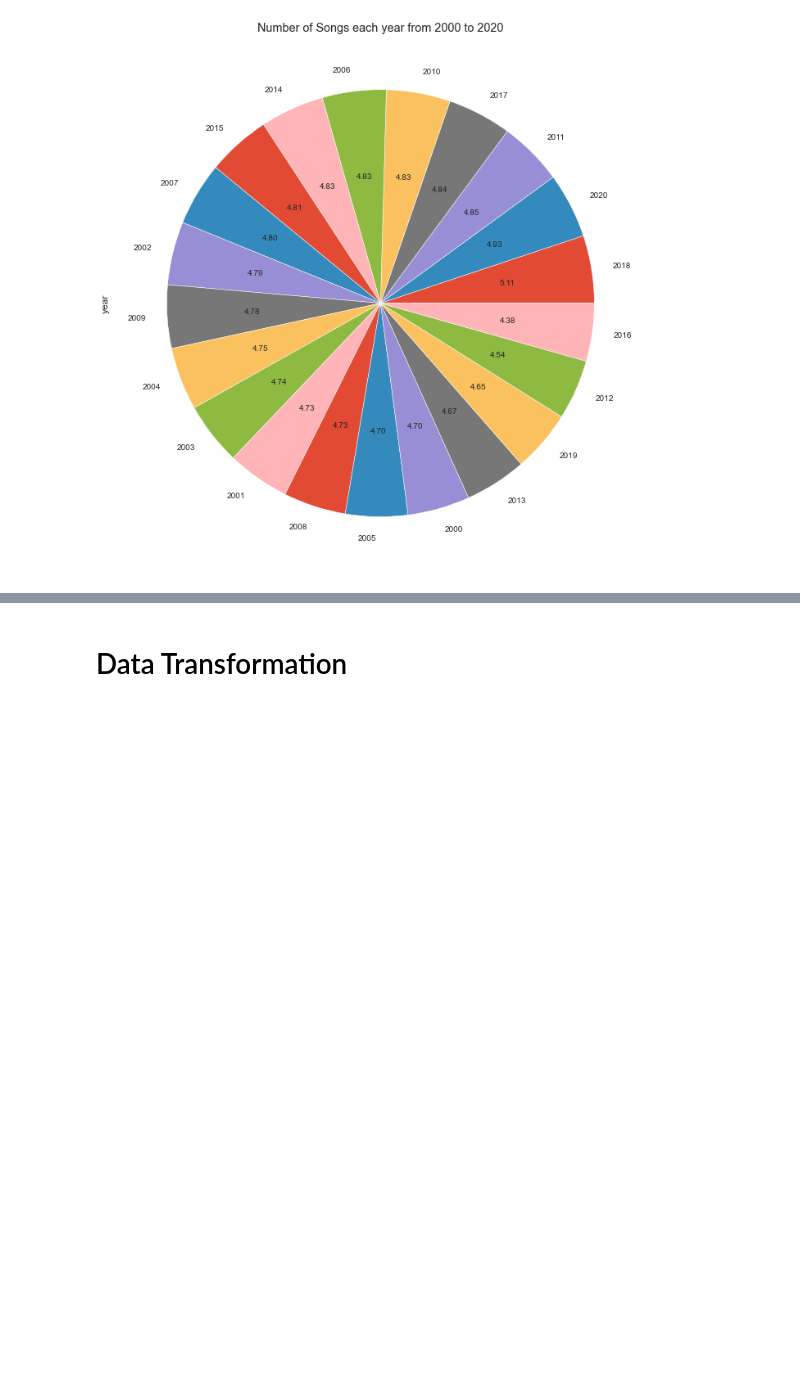
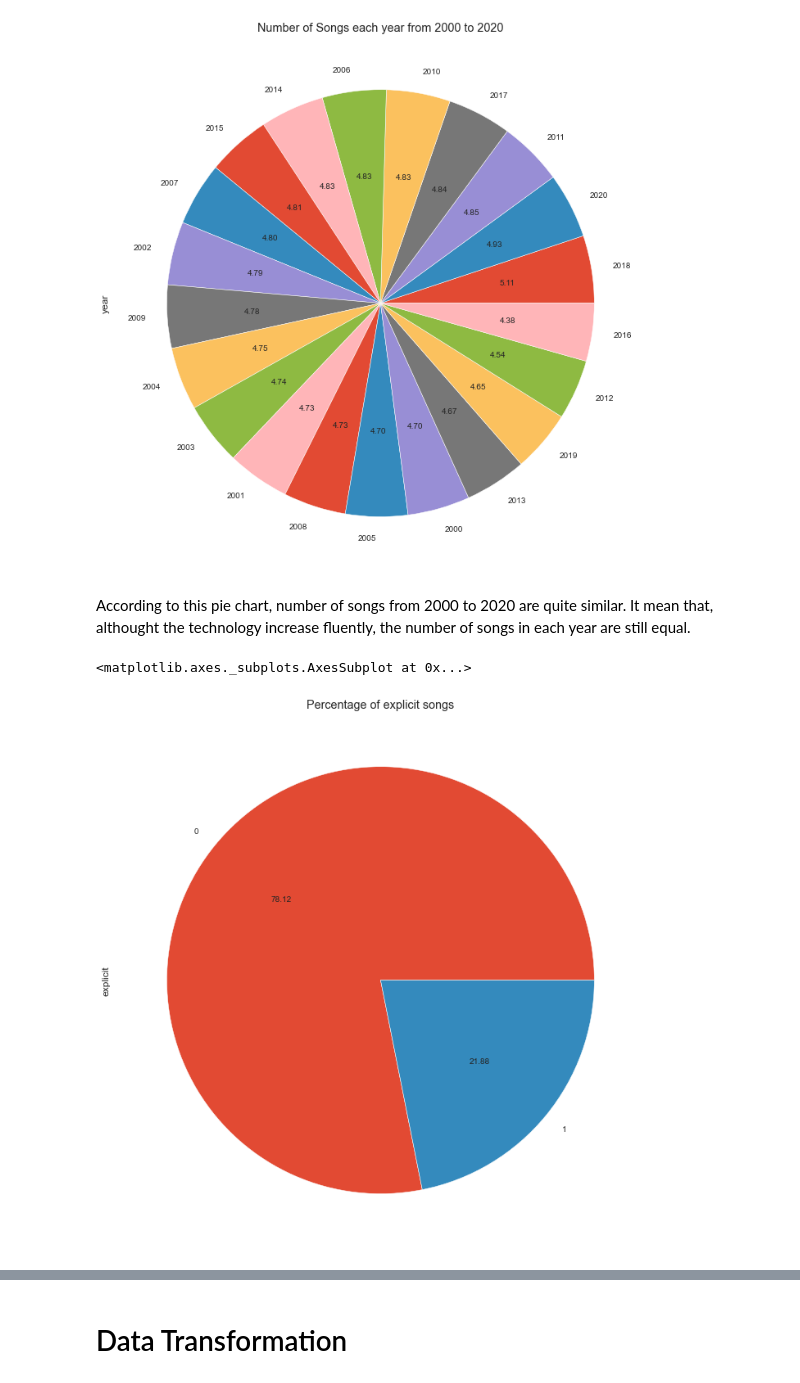
Before and after one commit to quangLinh9038/pds-group-project, a Jupyter notebook: assignment3.ipynb, the cells around one changed output, grey strips where cells are left out. Saved outputs shown, nothing was run; the diff lists cells and outputs as text; code cells hidden in the pictures; blank space fills up the shorter version.

Commit message:
update plot exploration

```diff
--- a/assignment3.ipynb
+++ b/assignment3.ipynb
@@ -402,3 +409,11 @@ train['year'].value_counts().plot(kind='pie', title="Number of Songs each year f
 # %% [output]
 <matplotlib.axes._subplots.AxesSubplot at 0x...>
 [figure]
+# %% [markdown]
+According to this pie chart, number of songs from 2000 to 2020 are quite similar. It mean that, althought the technology increase fluently, the number of songs in each year are still equal.
+# %%
+# pie chart of explicit
+train['explicit'].value_counts().plot(kind='pie', title="Percentage of explicit songs", figsize=(12,12), autopct='%.2f')
+# %% [output]
+<matplotlib.axes._subplots.AxesSubplot at 0x...>
+[figure, added]
```
Also changed, not shown: parts of 14 cells of this notebook, 2 other files.
